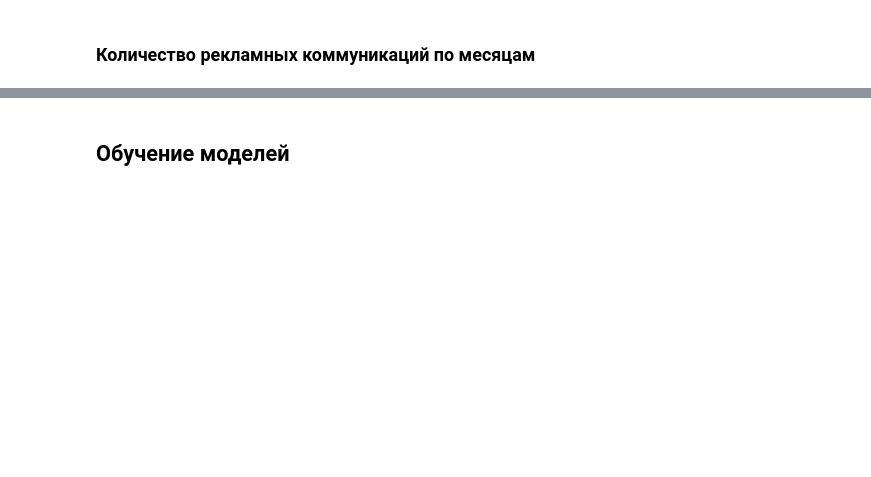
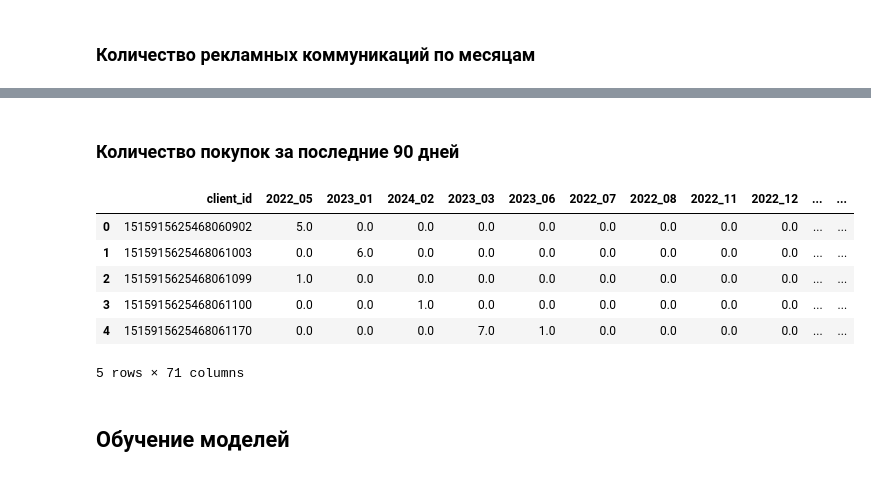
Before and after one commit to dmitriysukhov/MarketingProject, a Jupyter notebook: MarketingModel.ipynb, the cells around one changed output, grey strips where cells are left out. Cells and saved outputs as stored; diff of their text form; code cells hidden in the pictures; blank space fills up the shorter version.

```diff
--- a/MarketingModel.ipynb
+++ b/MarketingModel.ipynb
@@ -647,3 +648,38 @@ df.head()
+# %% [markdown]
+### Количество покупок за последние 90 дней
+# %%
+reference_date = pd.to_datetime('2024-02-17')
+days_window = 90
+start_date = reference_date - pd.Timedelta(days=days_window)
+
+# df_purchases содержит столбцы client_id и date
+df_purchases['date'] = pd.to_datetime(df_purchases['date'])
+
+# Считаем покупки за последние 90 дней
+purchases_90d = df_purchases[(df_purchases['date'] >= start_date) & (df_purchases['date'] <= reference_date)]
+
+# Считаем количество покупок по клиентам
+purchases_count_90d = purchases_90d.groupby('client_id').size().reset_index(name='purchases_last_90_days')
+
+# Если в df уже есть этот столбец, удаляем, чтобы избежать конфликта
+if 'purchases_last_90_days' in df.columns:
+    df = df.drop(columns=['purchases_last_90_days'])
+
+# Добавляем в основной df
+df = df.merge(purchases_count_90d, on='client_id', how='left')
+
+# Для клиентов без покупок в последние 90 дней ставим 0
+df['purchases_last_90_days'] = df['purchases_last_90_days'].fillna(0)
+
+df.head()
+# %% [output]
+|  | client_id | 2022_05 | 2023_01 | 2024_02 | 2023_03 | 2023_06 | 2022_07 | 2022_08 | 2022_11 | 2022_12 | ... | ... |
+| 0 | 1515915625468060902 | 5.0 | 0.0 | 0.0 | 0.0 | 0.0 | 0.0 | 0.0 | 0.0 | 0.0 | ... | ... |
+| 1 | 1515915625468061003 | 0.0 | 6.0 | 0.0 | 0.0 | 0.0 | 0.0 | 0.0 | 0.0 | 0.0 | ... | ... |
+| 2 | 1515915625468061099 | 1.0 | 0.0 | 0.0 | 0.0 | 0.0 | 0.0 | 0.0 | 0.0 | 0.0 | ... | ... |
+| 3 | 1515915625468061100 | 0.0 | 0.0 | 1.0 | 0.0 | 0.0 | 0.0 | 0.0 | 0.0 | 0.0 | ... | ... |
+| 4 | 1515915625468061170 | 0.0 | 0.0 | 0.0 | 7.0 | 1.0 | 0.0 | 0.0 | 0.0 | 0.0 | ... | ... |
+5 rows × 71 columns
 # %% [markdown]
 ## Обучение моделей
 # %%
```
Also changed, not shown: parts of 29 cells of this notebook.
